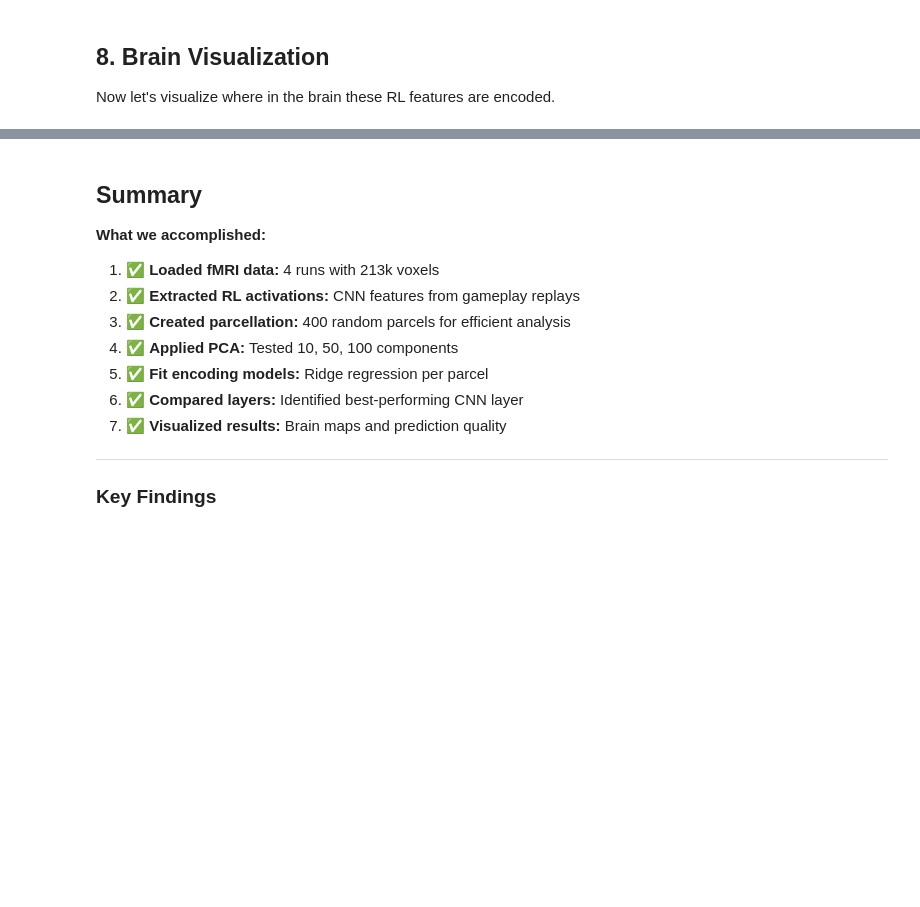
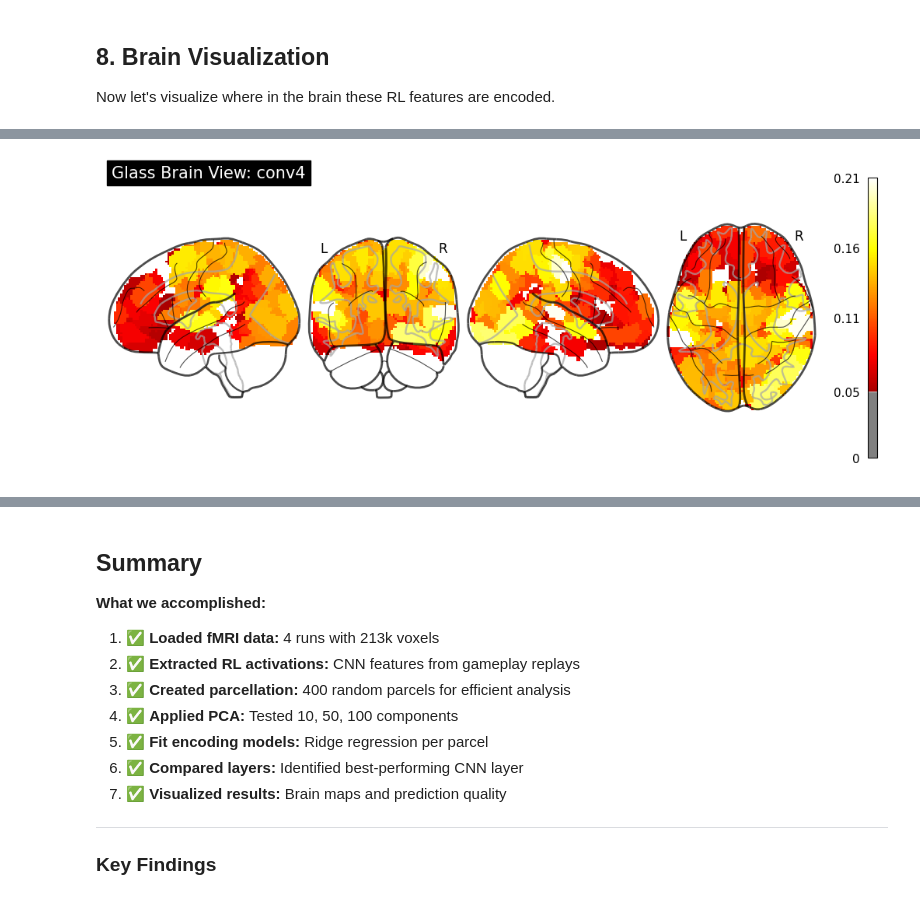
Before and after one commit to courtois-neuromod/mario.tutorials, a Jupyter notebook: notebooks/03_brain_encoding.ipynb, the cells around one changed output, grey strips where cells are left out. Saved outputs shown, nothing was run; the diff lists cells and outputs as text; code cells hidden in the pictures; blank space fills up the shorter version.

```diff
--- a/notebooks/03_brain_encoding.ipynb
+++ b/notebooks/03_brain_encoding.ipynb
@@ -253,18 +273,14 @@ We feed the agent with the exact frames seen by the player during the fMRI sessi
 - Downsample from 60Hz to TR (1.49s)
 - Convolve with HRF to match BOLD hemodynamic delay
 # %%
-from parcellation import (
-    create_random_parcellation,
-    extract_parcel_bold_from_parcellation,
-    get_parcel_labels,
-    load_complete_results
-)
+from parcellation import load_schaefer_atlas, extract_parcel_bold
+from encoding import load_encoding_results
 from nilearn.interfaces.fmriprep import load_confounds
 
 # Try to load cached results (covert caching)
 CACHE_DIR = Path('derivatives/encoding_results')
-CACHE_FILE = CACHE_DIR / f'{SUBJECT}_{SESSION}_complete_results.pkl'
-cached_results = load_complete_results(CACHE_FILE, verbose=False)
+CACHE_FILE = CACHE_DIR / f'{SUBJECT}_{SESSION}_schaefer400_encoding_results.pkl'
+cached_results = load_encoding_results(CACHE_FILE, verbose=False)
 
 if cached_results is not None:
     # Use cached results
@@ -272,9 +288,8 @@ if cached_results is not None:
     atlas = {'labels': cached_results['atlas_labels']}
     print(f"✓ Loaded parcel BOLD from cache ({parcel_bold.shape[1]} parcels)")
 else:
-    # Create parcellation and extract BOLD
-    n_parcels = 400
-    parcellation_img = create_random_parcellation(common_mask, n_parcels=n_parcels)
+    # Load Schaefer atlas (400 parcels, 7 networks)
+    atlas = load_schaefer_atlas(n_rois=400, yeo_networks=7)
 
     # Load confounds
     confounds_list = []
@@ -287,19 +302,15 @@ else:
         )
         confounds_list.append(confounds)
 
-    # Extract parcel-averaged BOLD
-    parcel_bold = extract_parcel_bold_from_parcellation(
+    # Extract parcel-averaged BOLD using Schaefer atlas
+    parcel_bold = extract_parcel_bold(
         bold_imgs,
-        parcellation_img,
+        atlas,
         confounds_list=confounds_list,
         detrend=True,
         standardize=True,
-        t_r=TR
+        t_r=TR,
+        mask_img=common_mask
     )
 
-    atlas = {
-        'maps': parcellation_img,
-        'labels': get_parcel_labels(parcellation_img)
-    }
-
-    print(f"✓ Created {n_parcels} parcels ({parcel_bold.shape} timeseries)")
+    print(f"✓ Extracted BOLD from Schaefer atlas (400 parcels, {parcel_bold.shape[0]} timepoints)")
@@ -514,14 +558,16 @@ plt.show()
 # %%
 from visualization import plot_glass_brain_r2
 
 # Glass brain view of R² values
 fig_glass = plot_glass_brain_r2(
     all_encoding_results[best_n_comp],
     best_layer,
-    atlas_schaefer,
+    atlas,  # Using the Schaefer atlas we loaded earlier
     r2_threshold=0.05
 )
 plt.show()
+# %% [output]
+[figure, added]
 # %%
 from visualization import visualize_best_parcel_prediction
 
```
Also changed, not shown: parts of 12 cells of this notebook, 2 other files.
